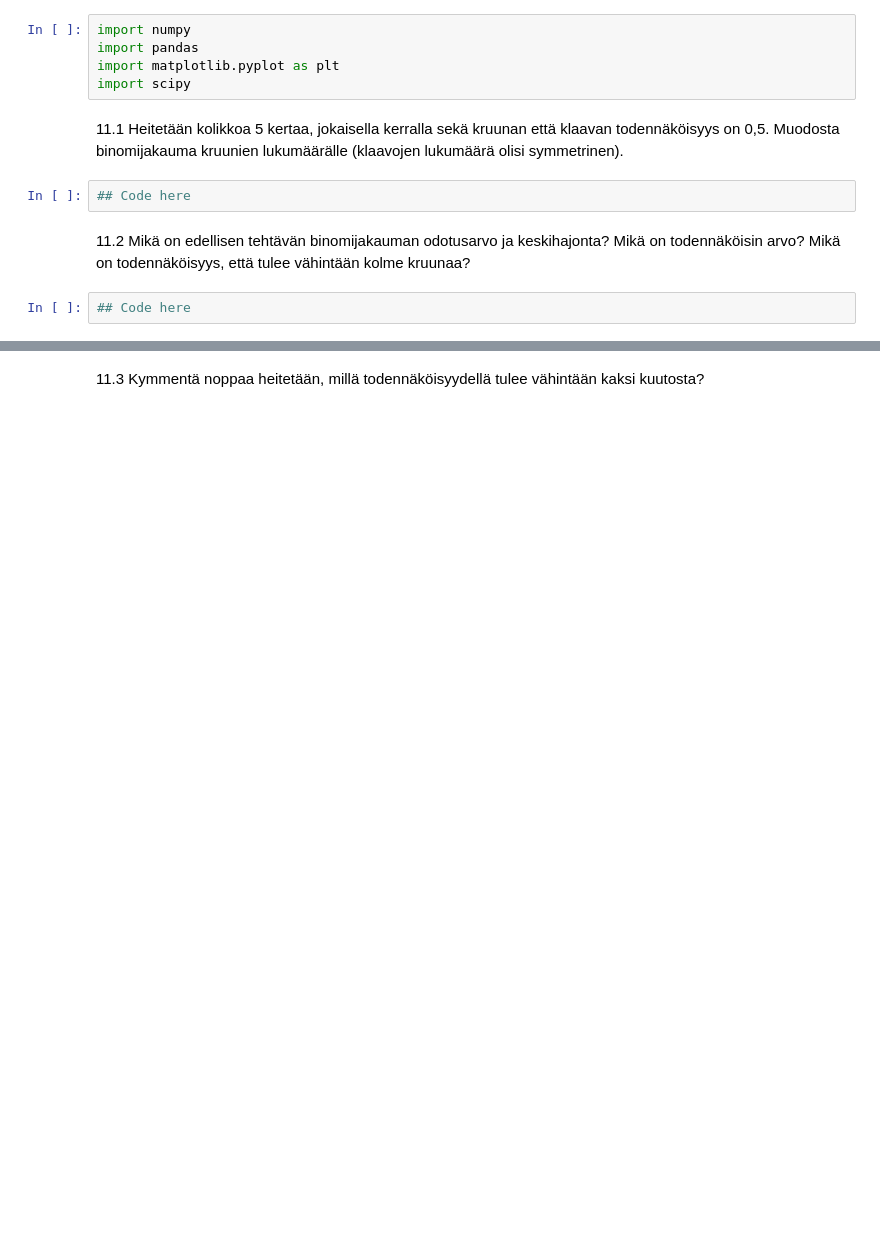
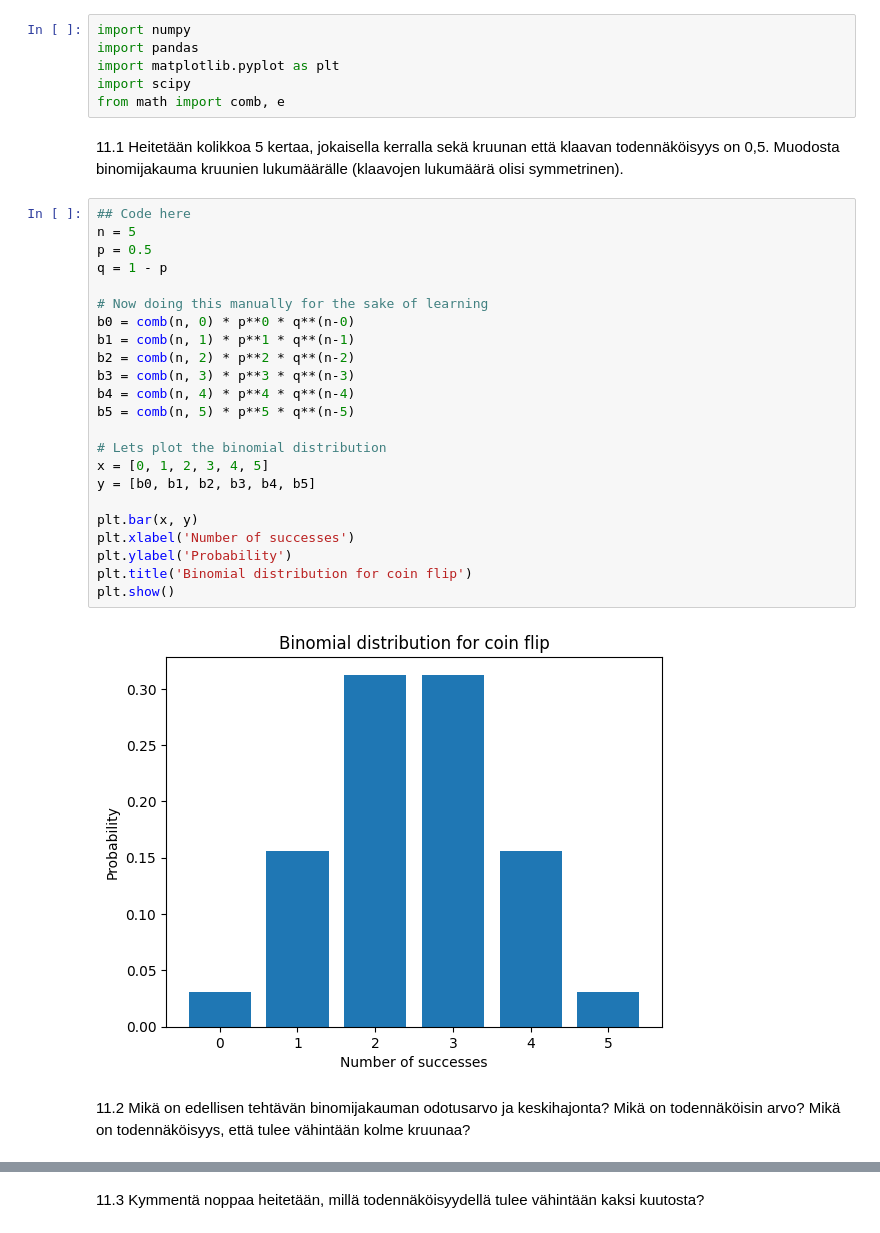
Before and after one commit to walterairs/statsandprobs, a Jupyter notebook: probability/lesson_eleven.ipynb, the cells around one changed output, grey strips where cells are left out. Saved outputs shown, nothing was run; the diff lists cells and outputs as text; blank space fills up the shorter version.

```diff
--- a/probability/lesson_eleven.ipynb
+++ b/probability/lesson_eleven.ipynb
@@ -3,11 +3,33 @@ import numpy
 import pandas
 import matplotlib.pyplot as plt
 import scipy
+from math import comb, e
 # %% [markdown]
 11.1 Heitetään kolikkoa 5 kertaa, jokaisella kerralla sekä kruunan että klaavan todennäköisyys on 0,5. Muodosta binomijakauma kruunien lukumäärälle (klaavojen lukumäärä olisi symmetrinen).
-# %%
-## Code here
+# %%
+## Code here
+n = 5
+p = 0.5
+q = 1 - p
+
+# Now doing this manually for the sake of learning
+b0 = comb(n, 0) * p**0 * q**(n-0)
+b1 = comb(n, 1) * p**1 * q**(n-1)
+b2 = comb(n, 2) * p**2 * q**(n-2)
+b3 = comb(n, 3) * p**3 * q**(n-3)
+b4 = comb(n, 4) * p**4 * q**(n-4)
+b5 = comb(n, 5) * p**5 * q**(n-5)
+
+# Lets plot the binomial distribution
+x = [0, 1, 2, 3, 4, 5]
+y = [b0, b1, b2, b3, b4, b5]
+
+plt.bar(x, y)
+plt.xlabel('Number of successes')
+plt.ylabel('Probability')
+plt.title('Binomial distribution for coin flip')
+plt.show()
+# %% [output]
+[figure, added]
 # %% [markdown]
 11.2 Mikä on edellisen tehtävän binomijakauman odotusarvo ja keskihajonta? Mikä on todennäköisin arvo? Mikä on todennäköisyys, että tulee vähintään kolme kruunaa?
-# %%
-## Code here
```
Also changed, not shown: parts of 9 cells of this notebook, 2 other files.
